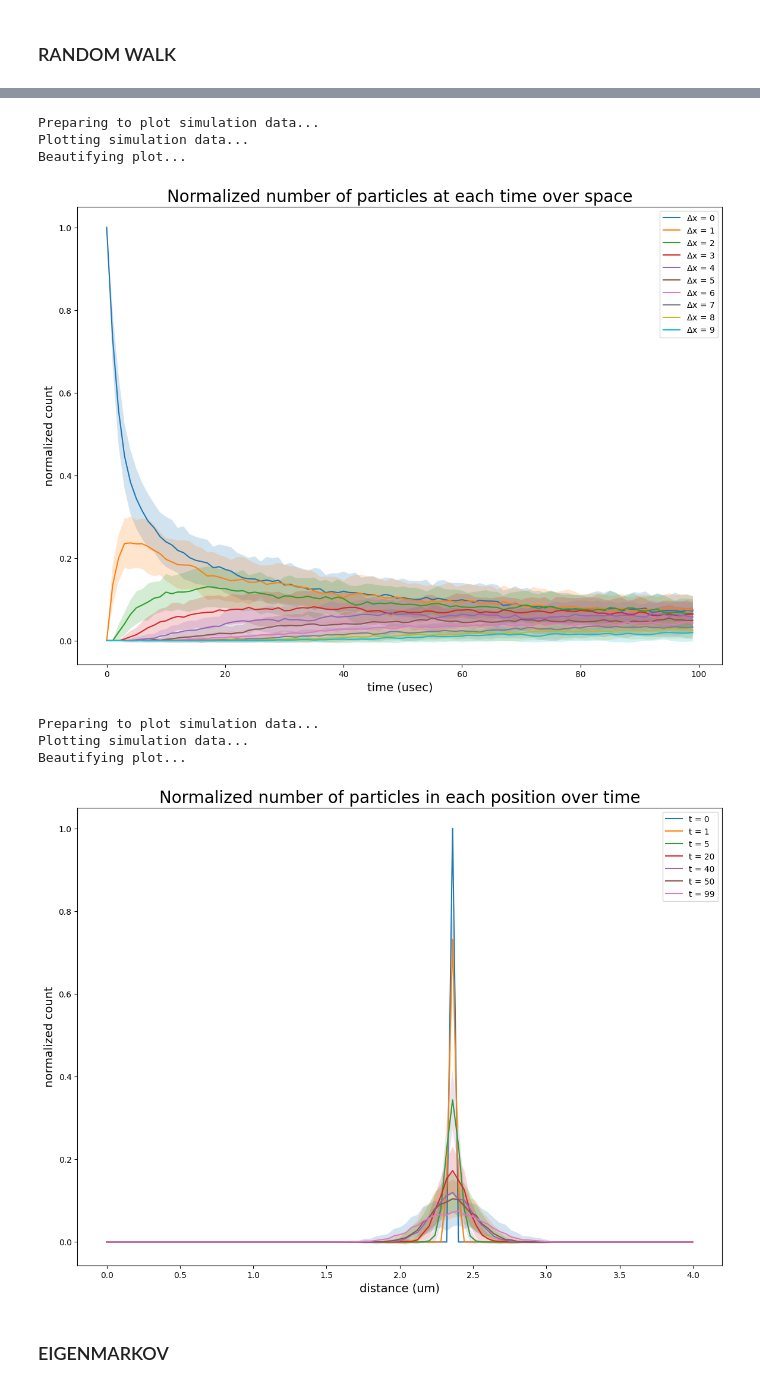
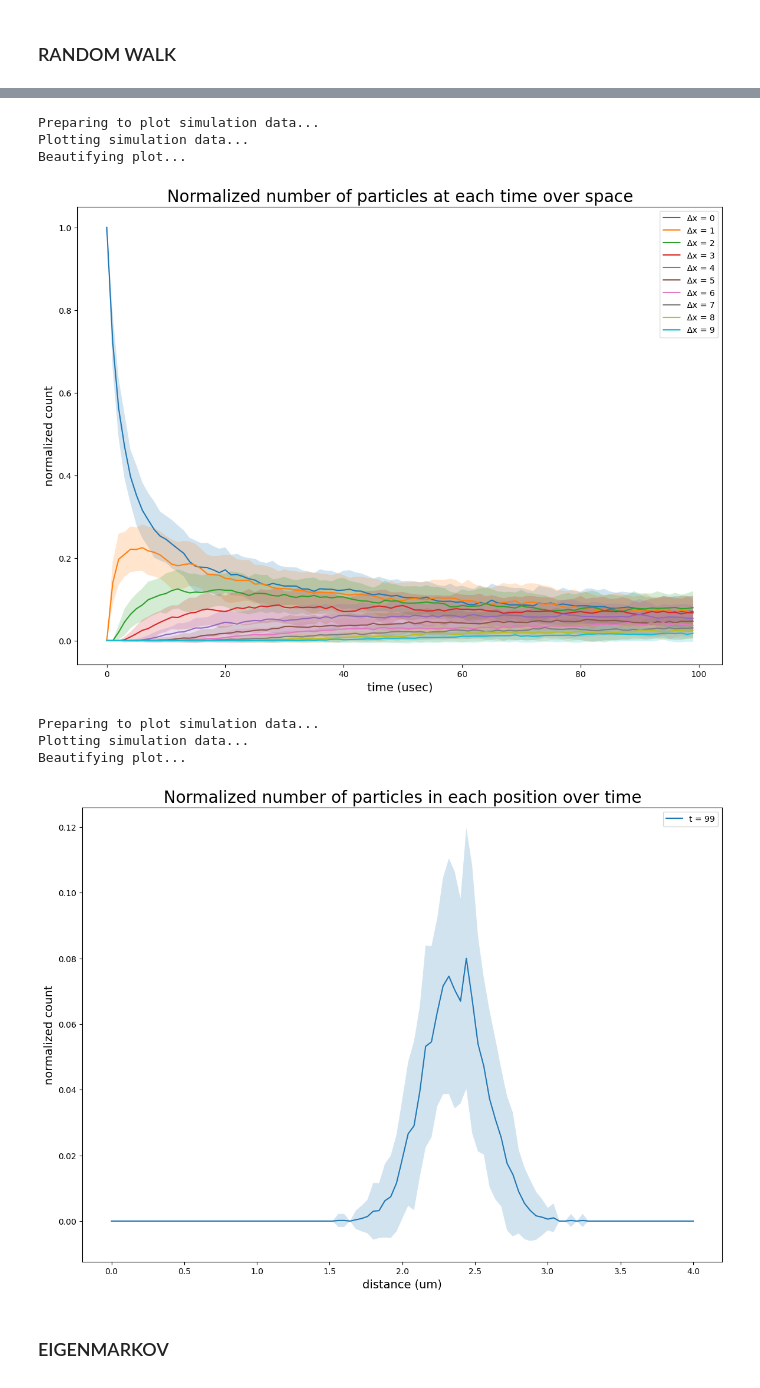
Before and after one commit to margotwagner/diffusion-model, a Jupyter notebook: notebooks/eme-scale-exp.ipynb, the cells around one changed output, grey strips where cells are left out. Cells and saved outputs as stored; diff of their text form; code cells hidden in the pictures.

```diff
--- a/notebooks/eme-scale-exp.ipynb
+++ b/notebooks/eme-scale-exp.ipynb
@@ -128,5 +129,5 @@ multi_rw = RWRunMultiruns(
     particle_start_loc=ca_init_idx,
 )
 
-dir = multi_rw.run_multi(data_dir="../data")
+dir = multi_rw.run_multi(data_dir="../data", make_dir=True)
 # %% [output]
@@ -146,19 +147,20 @@ plotter = RWPlotMultiruns(
     dir=dir,
 )
 
-plotter.plot_multiruns_space()
+# plotter.plot_multiruns_space(space=[8,9],normalize=NORMALIZE)
+plotter.plot_multiruns_space(normalize=NORMALIZE)
 # %% [output]
 Preparing to plot simulation data...
 Plotting simulation data...
 Beautifying plot...
-[figure, old version]
+[figure, new version]
 # %%
-plotter.plot_multiruns_time([0, 1, 5, 20, 40, 50, 99])
+plotter.plot_multiruns_time([99])
 # %% [output]
 Preparing to plot simulation data...
 Plotting simulation data...
 Beautifying plot...
-[figure, old version]
+[figure, new version]
 # %% [markdown]
 ### EIGENMARKOV
 # %%
```
Also changed, not shown: parts of 6 cells of this notebook, 4 other files.
